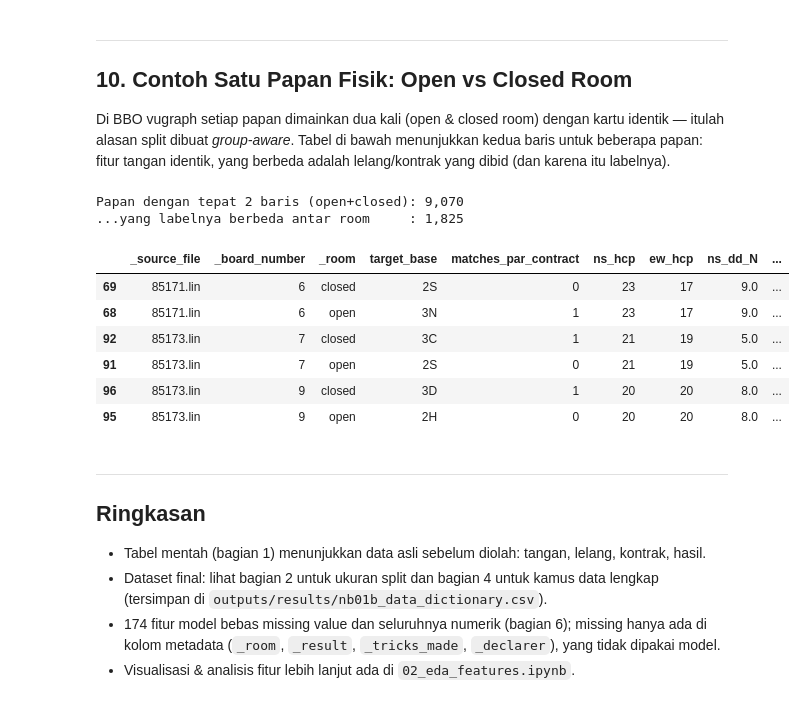
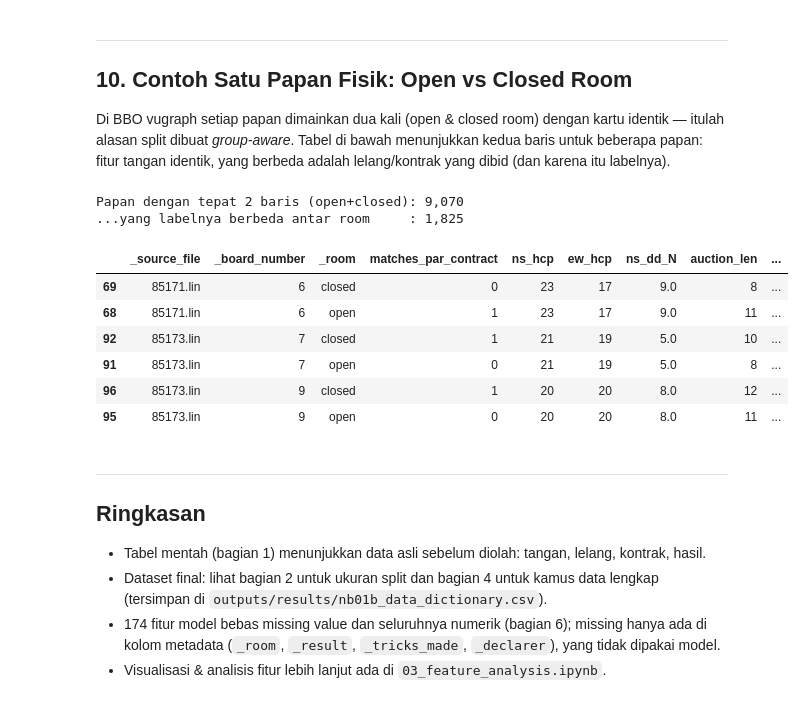
Before and after one commit to Cattelll/Bridge-Prediction, a Jupyter notebook: notebooks/02_data_exploration.ipynb, the cells around one changed output. Saved outputs shown, nothing was run; the diff lists cells and outputs as text; code cells hidden in the pictures.

```diff
--- a/notebooks/data_exploration.ipynb
+++ b/notebooks/02_data_exploration.ipynb
@@ -62,9 +62,17 @@ df_test  = pd.read_csv(PROCESSED_DIR / 'test.csv', **read_kw)
 feature_cols = json.loads((PROCESSED_DIR / 'feature_columns.json').read_text())
 
 meta_cols    = [c for c in df.columns if c.startswith('_')]
-target_cols  = [c for c in ['matches_par_contract', 'label', 'target_base', 'target', 'target_category']
-                if c in df.columns]
+target_cols  = ['matches_par_contract']
 leakage_cols = [c for c in df.columns if c.startswith('dd_par_')]
+
+# Batasi tampilan eksplorasi ke fitur model, target aktif, metadata, dan kolom par untuk audit leakage.
+active_cols = list(dict.fromkeys(meta_cols + target_cols + leakage_cols + feature_cols))
+df = df[[c for c in active_cols if c in df.columns]]
+for split_name, split_df in [('train', df_train), ('val', df_val), ('test', df_test)]:
+    keep = [c for c in active_cols if c in split_df.columns]
+    if split_name == 'train': df_train = split_df[keep]
+    elif split_name == 'val': df_val = split_df[keep]
+    else: df_test = split_df[keep]
 
 # Kolom bantu (hanya untuk eksplorasi, tidak disimpan)
 source_type = pd.Series(
@@ -733,25 +674,25 @@ berbeda adalah lelang/kontrak yang dibid (dan karena itu labelnya).
 # %%
 grp_key = df['_source_file'].astype(str) + '||' + df['_board_number'].astype(str)
 pair_keys = grp_key[grp_key.map(grp_key.value_counts()) == 2]
 diff_label = df.loc[pair_keys.index].groupby(pair_keys)['matches_par_contract'].nunique()
 example_keys = diff_label[diff_label == 2].index[:3]
 
-cmp_cols = (['_source_file', '_board_number', '_room', 'target_base', 'matches_par_contract',
+cmp_cols = (['_source_file', '_board_number', '_room', 'matches_par_contract',
              'ns_hcp', 'ew_hcp', 'ns_dd_N', 'auction_len', 'auction_competitive', 'opening_level'])
 cmp_cols = [c for c in cmp_cols if c in df.columns]
 print(f'Papan dengan tepat 2 baris (open+closed): {pair_keys.nunique():,}')
 print(f'...yang labelnya berbeda antar room     : {(diff_label == 2).sum():,}')
 display(df.loc[grp_key.isin(example_keys), cmp_cols].sort_values(['_source_file', '_board_number', '_room']))
 # %% [output]
 Papan dengan tepat 2 baris (open+closed): 9,070
 ...yang labelnya berbeda antar room     : 1,825
-|  | _source_file | _board_number | _room | target_base | matches_par_contract | ns_hcp | ew_hcp | ns_dd_N | ... |
-| 69 | 85171.lin | 6 | closed | 2S | 0 | 23 | 17 | 9.0 | ... |
-| 68 | 85171.lin | 6 | open | 3N | 1 | 23 | 17 | 9.0 | ... |
-| 92 | 85173.lin | 7 | closed | 3C | 1 | 21 | 19 | 5.0 | ... |
-| 91 | 85173.lin | 7 | open | 2S | 0 | 21 | 19 | 5.0 | ... |
-| 96 | 85173.lin | 9 | closed | 3D | 1 | 20 | 20 | 8.0 | ... |
-| 95 | 85173.lin | 9 | open | 2H | 0 | 20 | 20 | 8.0 | ... |
+|  | _source_file | _board_number | _room | matches_par_contract | ns_hcp | ew_hcp | ns_dd_N | auction_len | ... |
+| 69 | 85171.lin | 6 | closed | 0 | 23 | 17 | 9.0 | 8 | ... |
+| 68 | 85171.lin | 6 | open | 1 | 23 | 17 | 9.0 | 11 | ... |
+| 92 | 85173.lin | 7 | closed | 1 | 21 | 19 | 5.0 | 10 | ... |
+| 91 | 85173.lin | 7 | open | 0 | 21 | 19 | 5.0 | 8 | ... |
+| 96 | 85173.lin | 9 | closed | 1 | 20 | 20 | 8.0 | 12 | ... |
+| 95 | 85173.lin | 9 | open | 0 | 20 | 20 | 8.0 | 11 | ... |
 # %% [markdown]
 ---
 ## Ringkasan
@@ -761,4 +702,4 @@ Papan dengan tepat 2 baris (open+closed): 9,070
   (tersimpan di `outputs/results/nb01b_data_dictionary.csv`).
 - 174 fitur model bebas missing value dan seluruhnya numerik (bagian 6); missing hanya
   ada di kolom metadata (`_room`, `_result`, `_tricks_made`, `_declarer`), yang tidak dipakai model.
-- Visualisasi & analisis fitur lebih lanjut ada di `02_eda_features.ipynb`.
+- Visualisasi & analisis fitur lebih lanjut ada di `03_feature_analysis.ipynb`.
```
Also changed, not shown: parts of 9 cells of this notebook, 27 other files.
